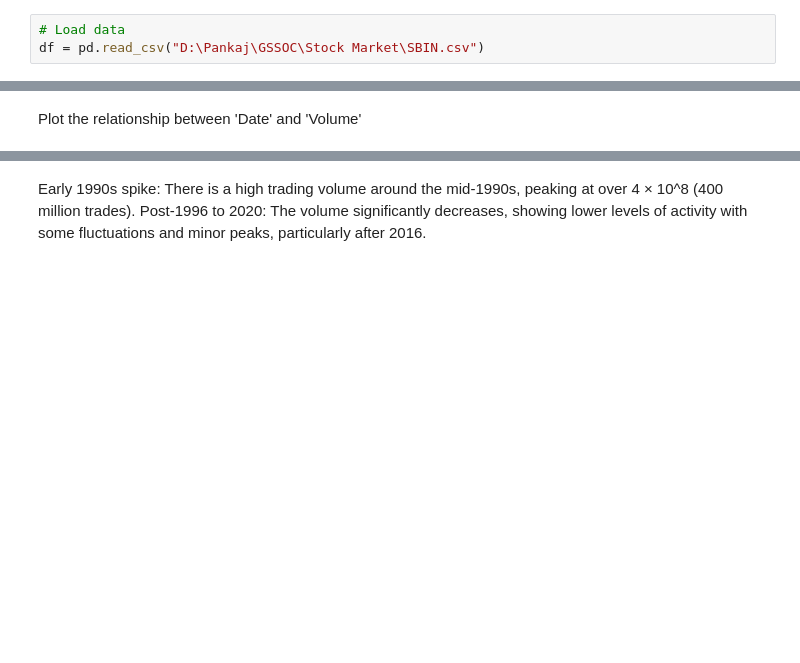
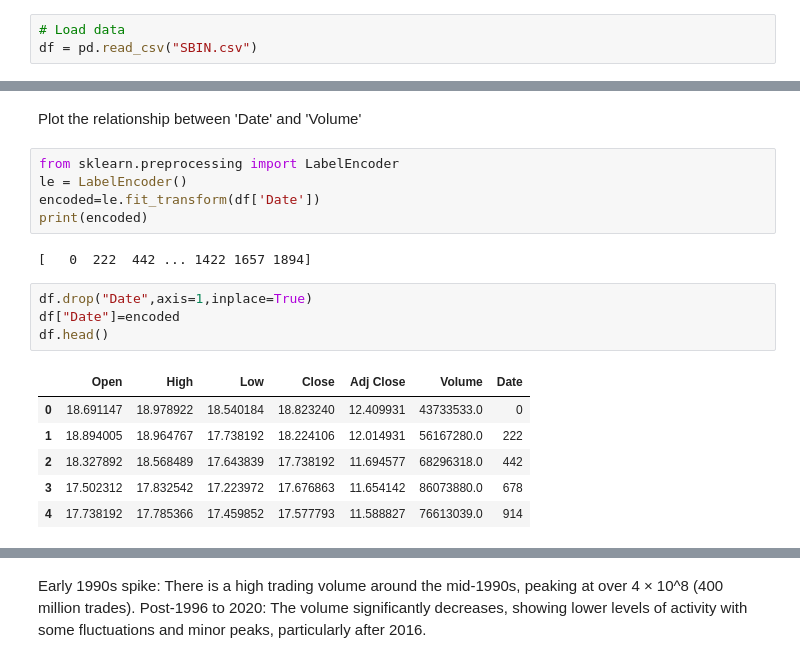
Before and after one commit to rohitinu6/Stock-Price-Prediction, a Jupyter notebook: stock_market(complete).ipynb, the cells around one changed output, grey strips where cells are left out. Cells and saved outputs as stored; diff of their text form; blank space fills up the shorter version.

```diff
--- a/stock_market(complete).ipynb
+++ b/stock_market(complete).ipynb
@@ -21,7 +21,7 @@ from tensorflow.keras.models import Sequential
 from tensorflow.keras.layers import Dense,LSTM
 # %%
 # Load data
-df = pd.read_csv("D:\Pankaj\GSSOC\Stock Market\SBIN.csv")
+df = pd.read_csv("SBIN.csv")
 # %% [markdown]
 ## Data Analysis and Visualization
 # %%
@@ -64,6 +105,24 @@ def create_line_plot(x_data, y_data, title=None, x_label=None, y_label=None, fig
     plt.show()
 # %% [markdown]
 Plot the relationship between 'Date' and 'Volume'
+# %%
+from sklearn.preprocessing import LabelEncoder
+le = LabelEncoder()
+encoded=le.fit_transform(df['Date'])
+print(encoded)
+# %% [output]
+[   0  222  442 ... 1422 1657 1894]
+# %%
+df.drop("Date",axis=1,inplace=True)
+df["Date"]=encoded
+df.head()
+# %% [output]
+|  | Open | High | Low | Close | Adj Close | Volume | Date |
+| 0 | 18.691147 | 18.978922 | 18.540184 | 18.823240 | 12.409931 | 43733533.0 | 0 |
+| 1 | 18.894005 | 18.964767 | 17.738192 | 18.224106 | 12.014931 | 56167280.0 | 222 |
+| 2 | 18.327892 | 18.568489 | 17.643839 | 17.738192 | 11.694577 | 68296318.0 | 442 |
+| 3 | 17.502312 | 17.832542 | 17.223972 | 17.676863 | 11.654142 | 86073880.0 | 678 |
+| 4 | 17.738192 | 17.785366 | 17.459852 | 17.577793 | 11.588827 | 76613039.0 | 914 |
 # %%
 # Plot the relationship between 'Date' and 'Volume'
 sns.scatterplot(x = df['Date'], y = df['Volume'])
```
Also changed, not shown: parts of 66 cells of this notebook, 1 other file.
